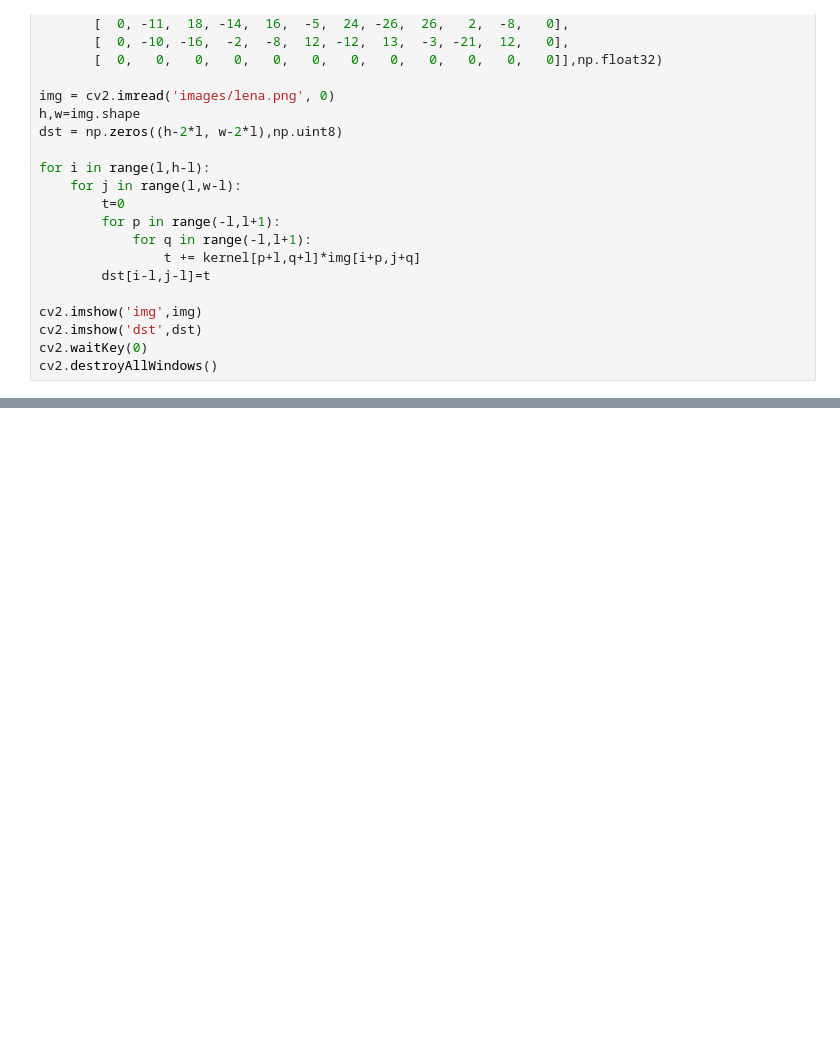
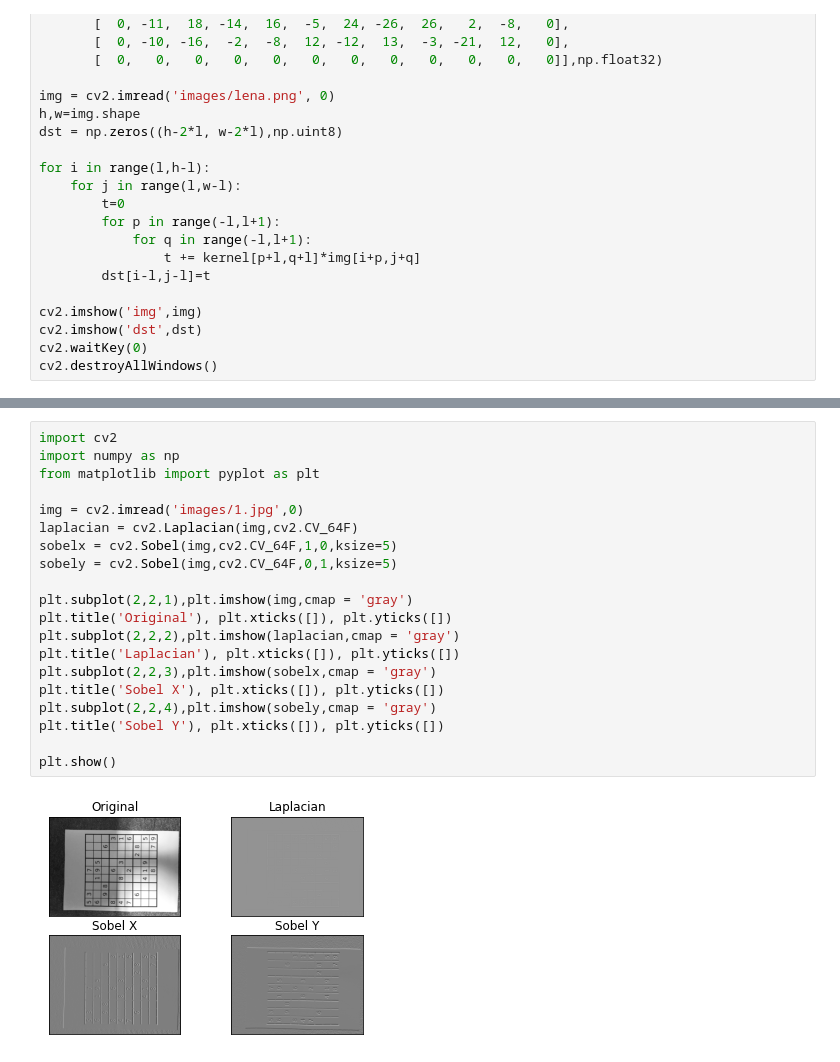
Before and after one commit to dwq0048/it2020, a Jupyter notebook: chap_14.ipynb, the cells around one changed output, grey strips where cells are left out. Cells and saved outputs as stored; diff of their text form; blank space fills up the shorter version.

```diff
--- a/chap_14.ipynb
+++ b/chap_14.ipynb
@@ -118,0 +137,22 @@ cv2.destroyAllWindows()
+# %%
+import cv2
+import numpy as np
+from matplotlib import pyplot as plt
+
+img = cv2.imread('images/1.jpg',0)
+laplacian = cv2.Laplacian(img,cv2.CV_64F)
+sobelx = cv2.Sobel(img,cv2.CV_64F,1,0,ksize=5)
+sobely = cv2.Sobel(img,cv2.CV_64F,0,1,ksize=5)
+
+plt.subplot(2,2,1),plt.imshow(img,cmap = 'gray')
+plt.title('Original'), plt.xticks([]), plt.yticks([])
+plt.subplot(2,2,2),plt.imshow(laplacian,cmap = 'gray')
+plt.title('Laplacian'), plt.xticks([]), plt.yticks([])
+plt.subplot(2,2,3),plt.imshow(sobelx,cmap = 'gray')
+plt.title('Sobel X'), plt.xticks([]), plt.yticks([])
+plt.subplot(2,2,4),plt.imshow(sobely,cmap = 'gray')
+plt.title('Sobel Y'), plt.xticks([]), plt.yticks([])
+
+plt.show()
+# %% [output]
+[figure, added]
```
Also changed, not shown: parts of 2 cells of this notebook.
